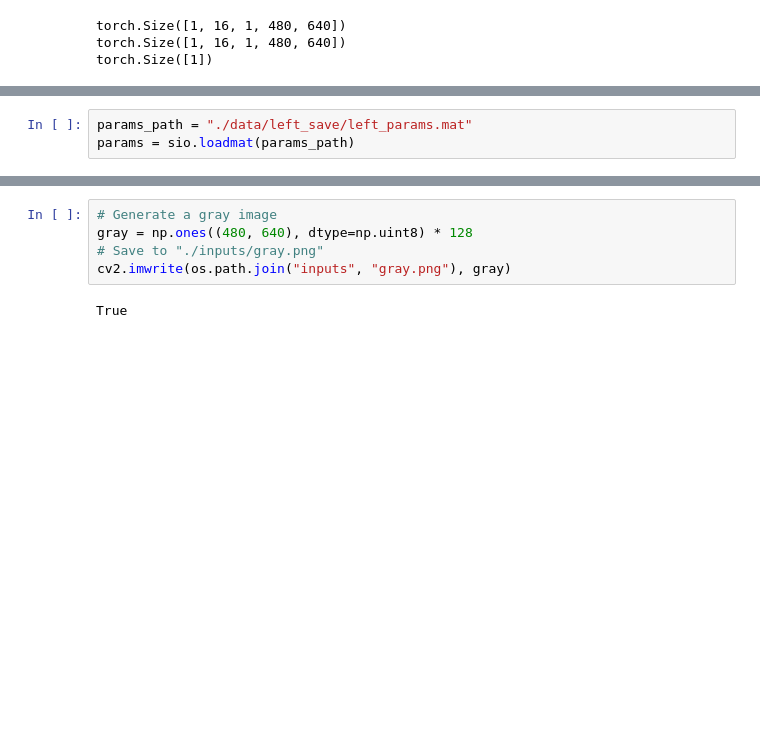
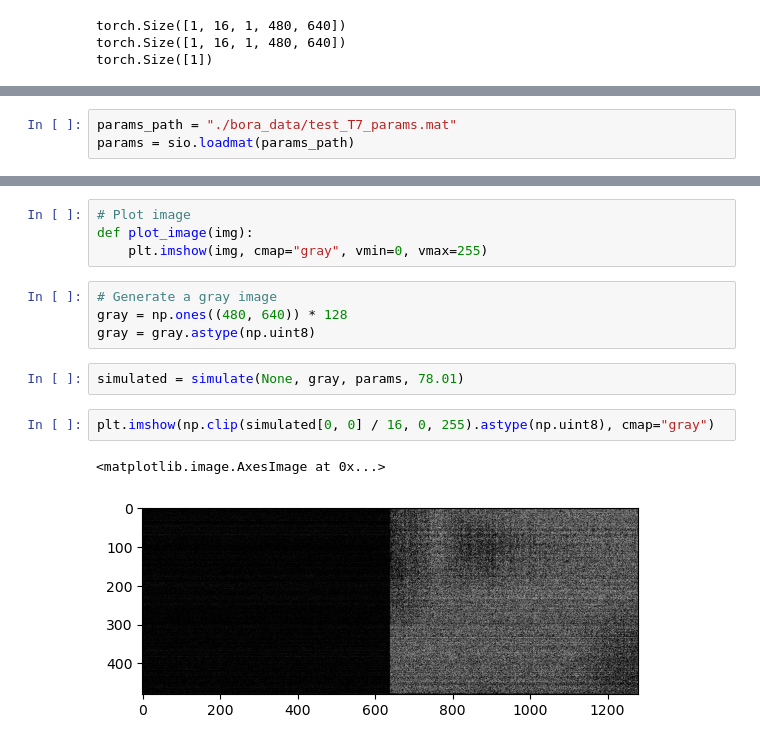
Before and after one commit to kellyzoo/t7_simulation, a Jupyter notebook: train_test.ipynb, the cells around one changed output, grey strips where cells are left out. Saved outputs shown, nothing was run; the diff lists cells and outputs as text; blank space fills up the shorter version.

```diff
--- a/train_test.ipynb
+++ b/train_test.ipynb
@@ -79,3 +182,3 @@ plt.show()
 # %%
-params_path = "./data/left_save/left_params.mat"
+params_path = "./bora_data/test_T7_params.mat"
 params = sio.loadmat(params_path)
@@ -93,7 +196,15 @@ params["left_rowt"].shape
+# %%
+# Plot image
+def plot_image(img):
+    plt.imshow(img, cmap="gray", vmin=0, vmax=255)
 # %%
 # Generate a gray image
-gray = np.ones((480, 640), dtype=np.uint8) * 128
-# Save to "./inputs/gray.png"
-cv2.imwrite(os.path.join("inputs", "gray.png"), gray)
+gray = np.ones((480, 640)) * 128
+gray = gray.astype(np.uint8)
-# %% [output]
-True
+# %%
+simulated = simulate(None, gray, params, 78.01)
+# %%
+plt.imshow(np.clip(simulated[0, 0] / 16, 0, 255).astype(np.uint8), cmap="gray")
+# %% [output]
+<matplotlib.image.AxesImage at 0x...>
+[figure, added]
```
Also changed, not shown: parts of 11 cells of this notebook, 4 other files.
